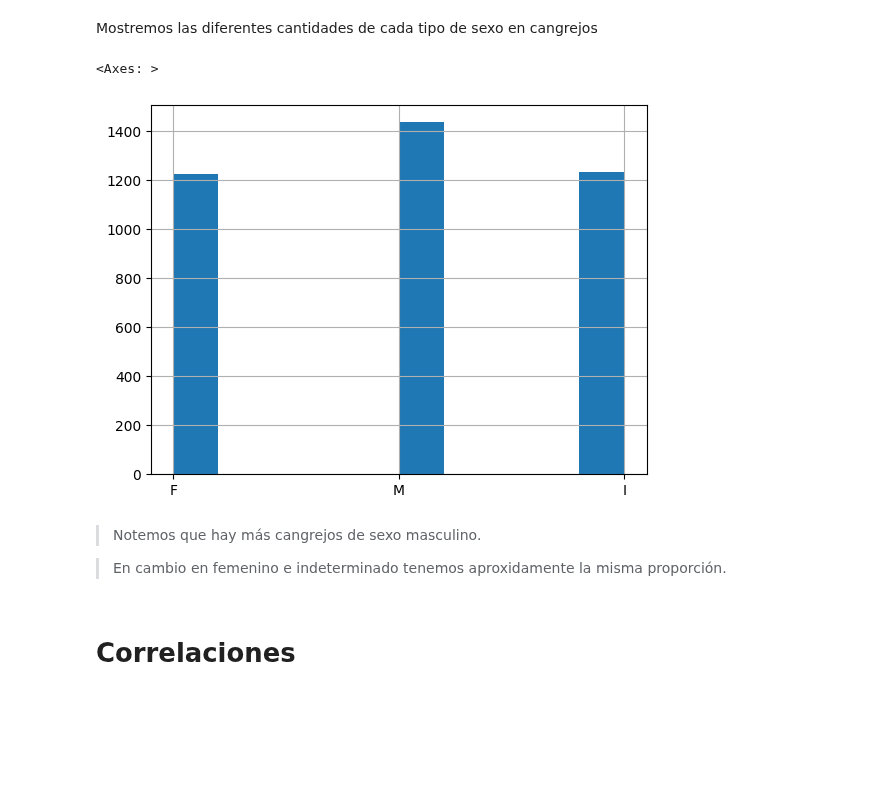
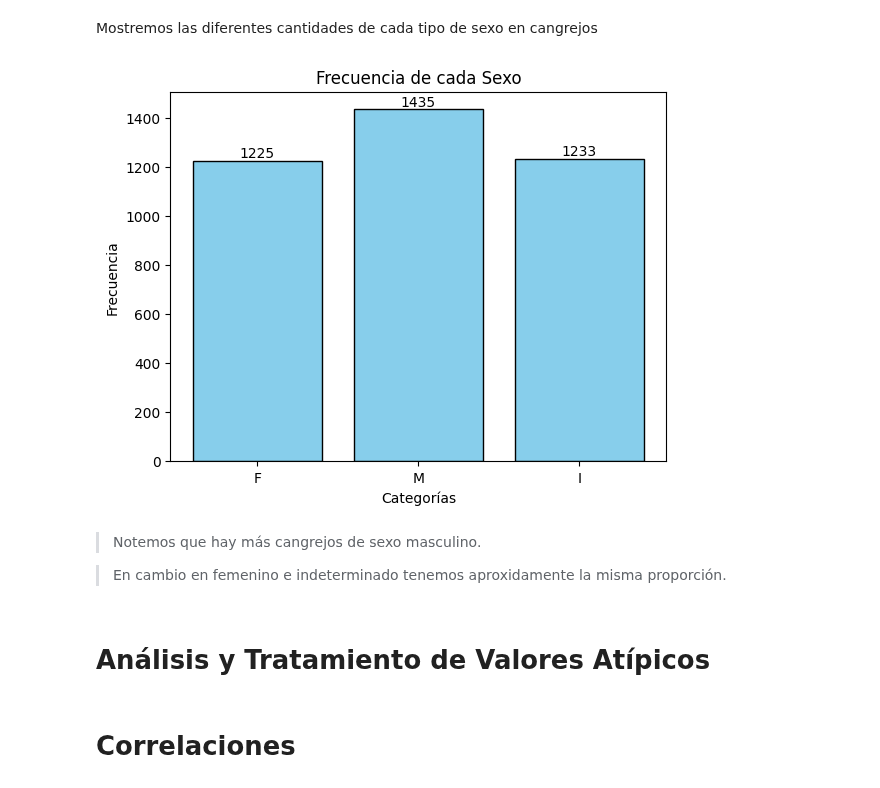
Before and after one commit to MathUPTC/CrabAge, a Jupyter notebook: Notebooks/eda_data.ipynb, the cells around one changed output. Cells and saved outputs as stored; diff of their text form; code cells hidden in the pictures; blank space fills up the shorter version.

Commit message:
Redacte algunas partes del codigo, y queda pendiente los valores atipicos

```diff
--- a/Notebooks/eda_data.ipynb
+++ b/Notebooks/eda_data.ipynb
@@ -373,15 +353,33 @@ data.describe(include = object)
 | freq | 1435 |
 # %% [markdown]
 Mostremos las diferentes cantidades de cada tipo de sexo en cangrejos
-# %%
-data["Sex"].hist()
-# %% [output]
-<Axes: >
-[figure, removed]
+# %%
+from collections import Counter # para que nos obtenga las distintas catergorias y el número total de cada una
+
+
+counts = Counter(data["Sex"]) # Nos devuelve un diccionario
+categories  = list(counts.keys())
+frequencies = list(counts.values())
+
+plt.bar(categories, frequencies, color = "Skyblue", edgecolor = "black")
+
+for i, freq in enumerate(frequencies):
+    plt.text(i, freq + 0.2, str(freq), ha = "center", va = "bottom")
+
+
+plt.title("Frecuencia de cada Sexo")
+plt.xlabel("Categorías")
+plt.ylabel("Frecuencia")
+
+plt.show()
+# %% [output]
+[figure, added]
 # %% [markdown]
 > Notemos que hay más cangrejos de sexo masculino.
 
 > En cambio en femenino e indeterminado tenemos aproxidamente la misma proporción.
+# %% [markdown]
+# Análisis y Tratamiento de Valores Atípicos
 # %% [markdown]
 # Correlaciones
 # %% [markdown]
```
Also changed, not shown: parts of 31 cells of this notebook.
